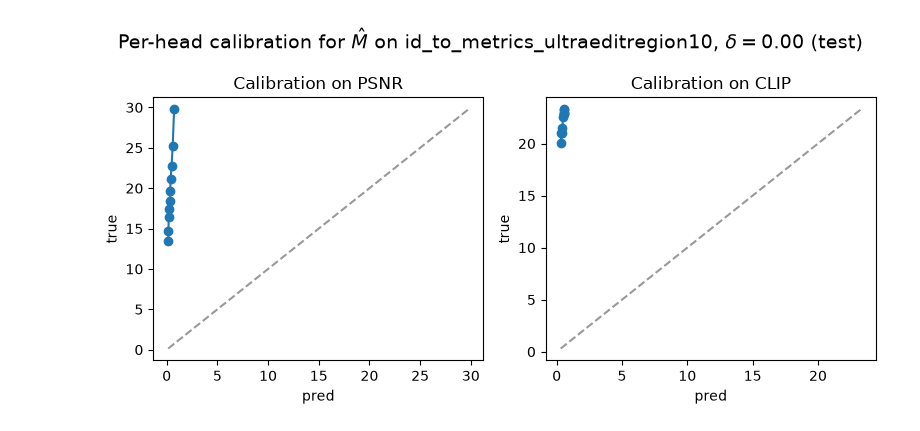
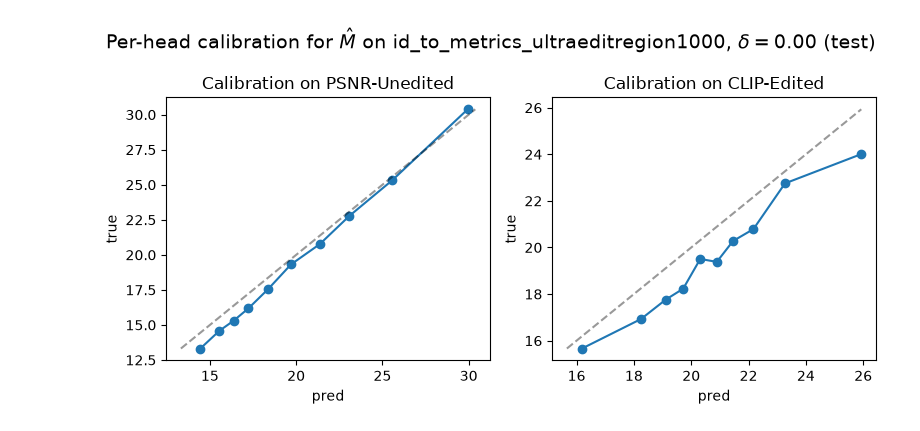
Before and after one commit to hcoderdm/chordedit-models, a Jupyter notebook: models/surrogate_selector/eval_m.ipynb, the cells around one changed output. Cells and saved outputs as stored; diff of their text form; code cells hidden in the pictures.

```diff
--- a/models/surrogate_selector/eval_m.ipynb
+++ b/models/surrogate_selector/eval_m.ipynb
@@ -87,18 +98,20 @@ t_predictor = TimestepPredictor(
 # %%
 def eval_split(df: pd.DataFrame) -> dict:
     sample_ids = sorted(df.sample_id.unique())
-    emb = precompute_embeddings(df.drop_duplicates("sample_id"), model, DEVICE)
+    embeddings = get_embeddings_by_sample(df.drop_duplicates("sample_id"), model, DEVICE)
     true_psnr, _ = df_to_metric_grids(df, sample_ids, T_START_VALUES, T_END_VALUES, PSNR_COL)
     true_clip, _ = df_to_metric_grids(df, sample_ids, T_START_VALUES, T_END_VALUES, CLIP_COL)
-    pred_psnr = np.zeros_like(true_psnr)
-    pred_clip = np.zeros_like(true_clip)
+    pred_psnr = np.full_like(true_psnr, np.nan)
+    pred_clip = np.full_like(true_clip, np.nan)
     for k, sid in enumerate(sample_ids):
-        e = emb[sid]
-        grid = t_predictor.predict_grid_from_emb(e["img"], e["mask"], e["src"], e["tar"])
-        pred_psnr[k], pred_clip[k] = grid.psnr_grid, grid.clip_grid
+        emb = embeddings[sid]
+        # Only evaluate (t_start, t_end) pairs that exist in the metrics CSV.
+        grid = t_predictor.predict_grid_from_emb(emb["img"], emb["mask"], emb["src"], emb["tar"], T_PAIRS)
+        # M outputs min-max normalized targets, map back to raw PSNR / CLIP units.
+        pred_psnr[k], pred_clip[k] = unnormalize_metric_arrays(grid.psnr_grid, grid.clip_grid, bounds)
     return {
         "sample_ids": sample_ids,
-        "n_img": len(sample_ids),
+        "n_samples": len(sample_ids),
         "true_psnr": true_psnr,
         "true_clip": true_clip,
         "pred_psnr": pred_psnr,
@@ -113,6 +126,5 @@ true_clip = split_results[PLOT_SPLIT]["true_clip"]
 pred_psnr = split_results[PLOT_SPLIT]["pred_psnr"]
 pred_clip = split_results[PLOT_SPLIT]["pred_clip"]
 SAMPLE_IDS = split_results[PLOT_SPLIT]["sample_ids"]
-N_IMG = split_results[PLOT_SPLIT]["n_img"]
-print(f"{PLOT_SPLIT} grids: {true_psnr.shape}  ({N_IMG} images x {N1}x{N2} cells)")
+N_SAMPLES = split_results[PLOT_SPLIT]["n_samples"]
 # %% [output]
@@ -217,38 +306,34 @@ within-image PSNR range (test): median=20.122  p10=20.122  MAE=19.584
 # %%
 
 """
-Per-head calibration — are predictions systematically shrunk toward the mean?
+Calibration Plot
 
-Bin predicted values into deciles; plot mean predicted (x) vs mean true (y) per bin.
-The dashed line is perfect calibration (pred == true).
-
-Interpretation:
-  - Points on the diagonal        -> well-calibrated absolute predictions.
-  - Curve below diagonal (compress) -> M underestimates extremes; argmax may pick
-      mediocre cells because all predictions cluster near the mean.
-  - Curve above diagonal          -> overconfident extremes; less common here.
-  - Flat horizontal segment       -> M outputs nearly constant values in that range.
-  - Good calibration on test but bad on train is unusual; watch for split mismatch.
+Display per-head calibration plots for both PSNR and CLIP metrics. Each
+plot compares the mean predicted values to the mean true values across
+quantiles of model predictions, allowing for a visual assessment of how
+well the model's predicted outputs align with actual targets.
 """
 
+
 fig, axes = plt.subplots(1, 2, figsize=(8, 4))
-for ax, true_g, pred_g, name in [(axes[0], true_psnr, pred_psnr, "PSNR"), (axes[1], true_clip, pred_clip, "CLIP")]:
-    p, t = pred_g.ravel(), true_g.ravel()
+for ax, true_g, pred_g, title in [(axes[0], true_psnr, pred_psnr, M_TARGET_LABELS[PSNR_COL]), (axes[1], true_clip, pred_clip, M_TARGET_LABELS[CLIP_COL])]:
+    labeled = np.isfinite(true_g) & np.isfinite(pred_g)
+    p, t = pred_g[labeled], true_g[labeled]
     bins = np.quantile(p, np.linspace(0, 1, 11)); bins[0] -= 1e-6; bins[-1] += 1e-6
     idx = np.digitize(p, bins)
     bx, by = [], []
     for b in range(1, 11):
         mask = idx == b
         if mask.any():
             bx.append(p[mask].mean()); by.append(t[mask].mean())
     ax.plot(bx, by, "o-")
     lo, hi = min(bx + by), max(bx + by)
     ax.plot([lo, hi], [lo, hi], "k--", alpha=0.4)
-    ax.set_title(f"Calibration on {name}"); ax.set_xlabel("pred"); ax.set_ylabel("true")
+    ax.set_title(f"Calibration on {title}"); ax.set_xlabel("pred"); ax.set_ylabel("true")
 fig.suptitle(fig_title("Per-head calibration", PLOT_SPLIT), fontsize=14)
 plt.tight_layout(); plt.show()
 # %% [output]
-[figure, old version]
+[figure, new version]
 # %%
 
 """
```
Also changed, not shown: parts of 12 cells of this notebook, 6 other files.
